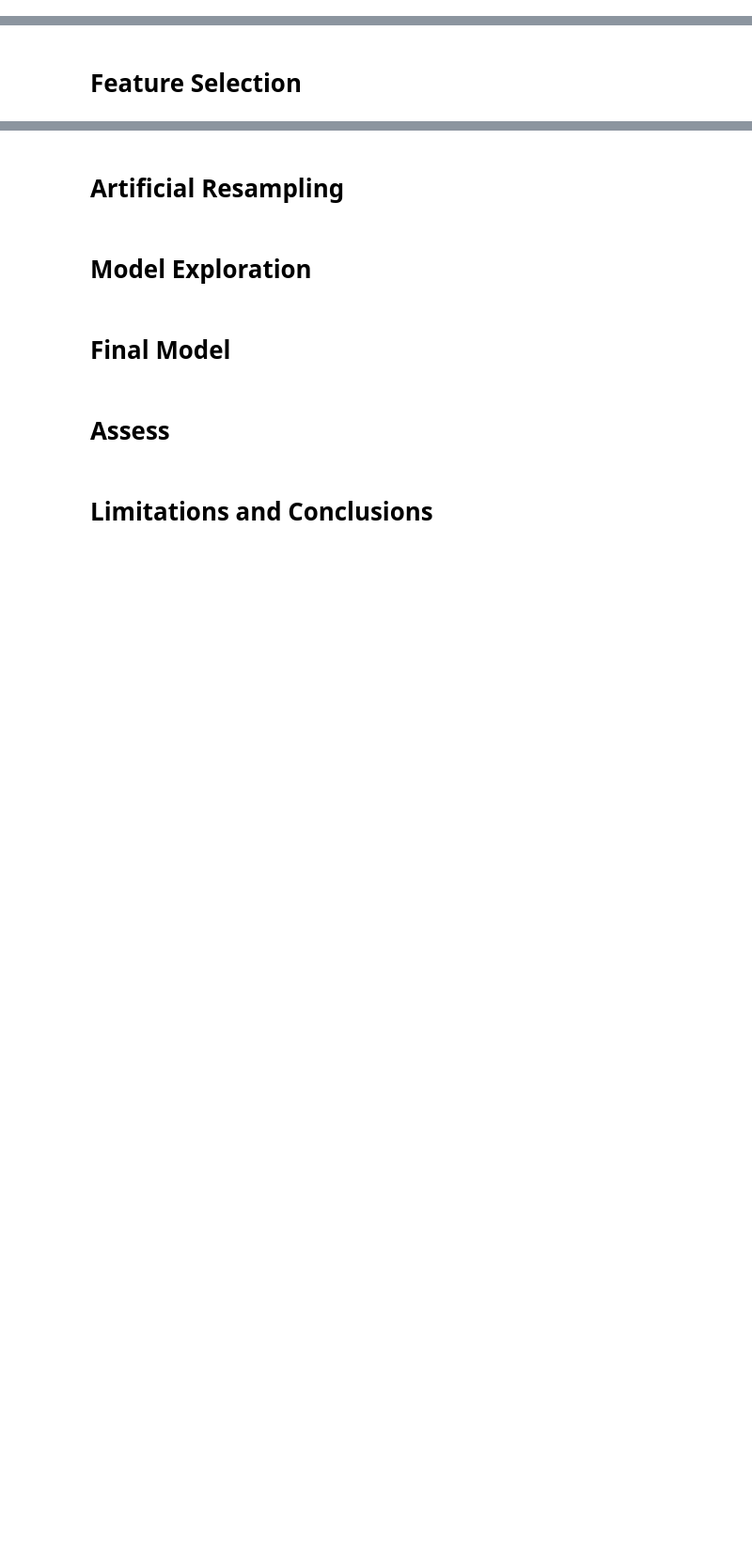
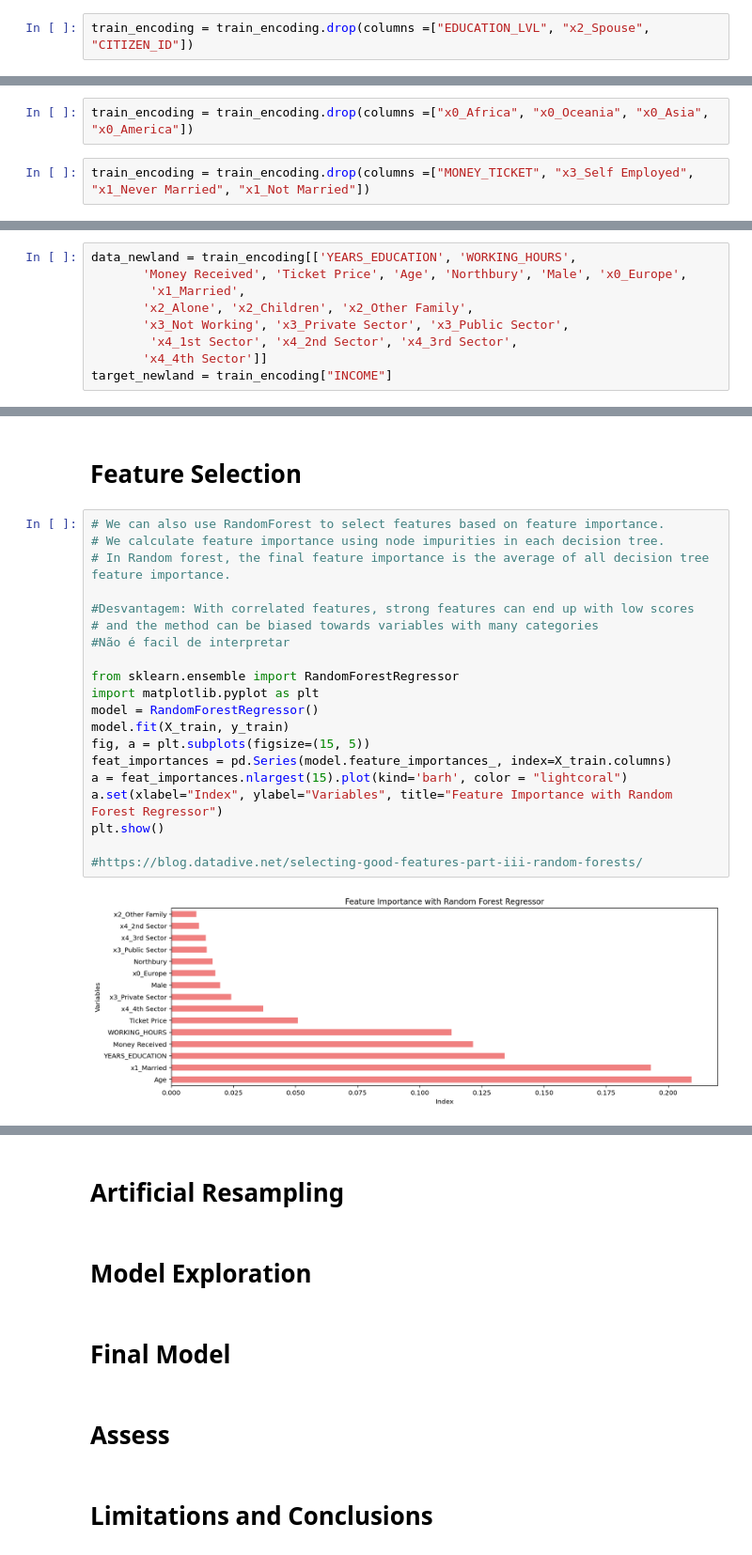
Before and after one commit to martaldsantos/newland_project, a Jupyter notebook: ML_Project.ipynb, the cells around one changed output, grey strips where cells are left out. Shown at 94% size. Drawn from its saved outputs; the diff is of its cells as text; blank space fills up the shorter version.

```diff
--- a/ML_Project.ipynb
+++ b/ML_Project.ipynb
@@ -868,3 +904,5 @@ sns.heatmap(data = train_encoding_corr, annot = True, cmap=sns.diverging_palette
 # %% [output]
 <AxesSubplot:>
 [figure]
+# %%
+train_encoding = train_encoding.drop(columns =["EDUCATION_LVL", "x2_Spouse", "CITIZEN_ID"])
@@ -870,0 +911,4 @@ sns.heatmap(data = train_encoding_corr, annot = True, cmap=sns.diverging_palette
+# %%
+train_encoding = train_encoding.drop(columns =["x0_Africa", "x0_Oceania", "x0_Asia", "x0_America"])
+# %%
+train_encoding = train_encoding.drop(columns =["MONEY_TICKET", "x3_Self Employed", "x1_Never Married", "x1_Not Married"])
@@ -871,3 +921,12 @@ sns.heatmap(data = train_encoding_corr, annot = True, cmap=sns.diverging_palette
+# %%
+data_newland = train_encoding[['YEARS_EDUCATION', 'WORKING_HOURS',
+       'Money Received', 'Ticket Price', 'Age', 'Northbury', 'Male', 'x0_Europe',
+        'x1_Married',
+       'x2_Alone', 'x2_Children', 'x2_Other Family',
+       'x3_Not Working', 'x3_Private Sector', 'x3_Public Sector',
+        'x4_1st Sector', 'x4_2nd Sector', 'x4_3rd Sector',
+       'x4_4th Sector']]
+target_newland = train_encoding["INCOME"]
 # %%
 X_train, X_val, y_train, y_val = train_test_split(data_newland, target_newland, test_size = 0.60, stratify = target_newland, random_state = 15)
 X_val, X_test, y_val, y_test = train_test_split(X_val, y_val, test_size = 0.50, stratify = y_val, random_state = 15)
@@ -919,2 +959,24 @@ df_scaling
 # %% [markdown]
 # **Feature Selection**
+# %%
+# We can also use RandomForest to select features based on feature importance.
+# We calculate feature importance using node impurities in each decision tree.
+# In Random forest, the final feature importance is the average of all decision tree feature importance.
+
+#Desvantagem: With correlated features, strong features can end up with low scores
+# and the method can be biased towards variables with many categories
+#Não é facil de interpretar
+
+from sklearn.ensemble import RandomForestRegressor
+import matplotlib.pyplot as plt
+model = RandomForestRegressor()
+model.fit(X_train, y_train)
+fig, a = plt.subplots(figsize=(15, 5))
+feat_importances = pd.Series(model.feature_importances_, index=X_train.columns)
+a = feat_importances.nlargest(15).plot(kind='barh', color = "lightcoral")
+a.set(xlabel="Index", ylabel="Variables", title="Feature Importance with Random Forest Regressor")
+plt.show()
+
+#https://blog.datadive.net/selecting-good-features-part-iii-random-forests/
+# %% [output]
+[figure, added]
```
Also changed, not shown: parts of 28 cells of this notebook.
